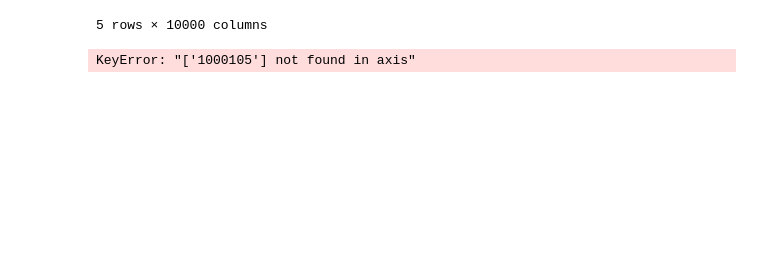
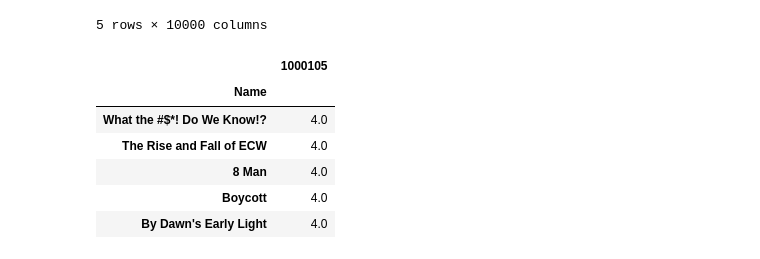
Before and after one commit to nshafik/Recommender-system, a Jupyter notebook: Movie_Recommendations.ipynb, the cells around one changed output. Cells and saved outputs as stored; diff of their text form; code cells hidden in the pictures; blank space fills up the shorter version.

```diff
--- a/Movie_Recommendations.ipynb
+++ b/Movie_Recommendations.ipynb
@@ -222,8 +220,18 @@ def idcorr(moviename):
 
 
     return id_corr.drop(labels=str(moviename),).head()
-# %%
-idcorr(1000105)
-#id_util_mat_1['1000105']
-# %% [output]
-KeyError: "['1000105'] not found in axis"
+# %%
+id_corr = id_util_mat_1['1000105']
+id_corr = id_corr.sort_values(ascending=False)
+id_corr.dropna(inplace=True)
+id_corr = pd.DataFrame(id_corr)
+
+id_corr.head()
+# %% [output]
+|  | 1000105 |
+| Name |  |
+| What the #$*! Do We Know!? | 4.0 |
+| The Rise and Fall of ECW | 4.0 |
+| 8 Man | 4.0 |
+| Boycott | 4.0 |
+| By Dawn's Early Light | 4.0 |
```
Also changed, not shown: parts of 2 cells of this notebook.
